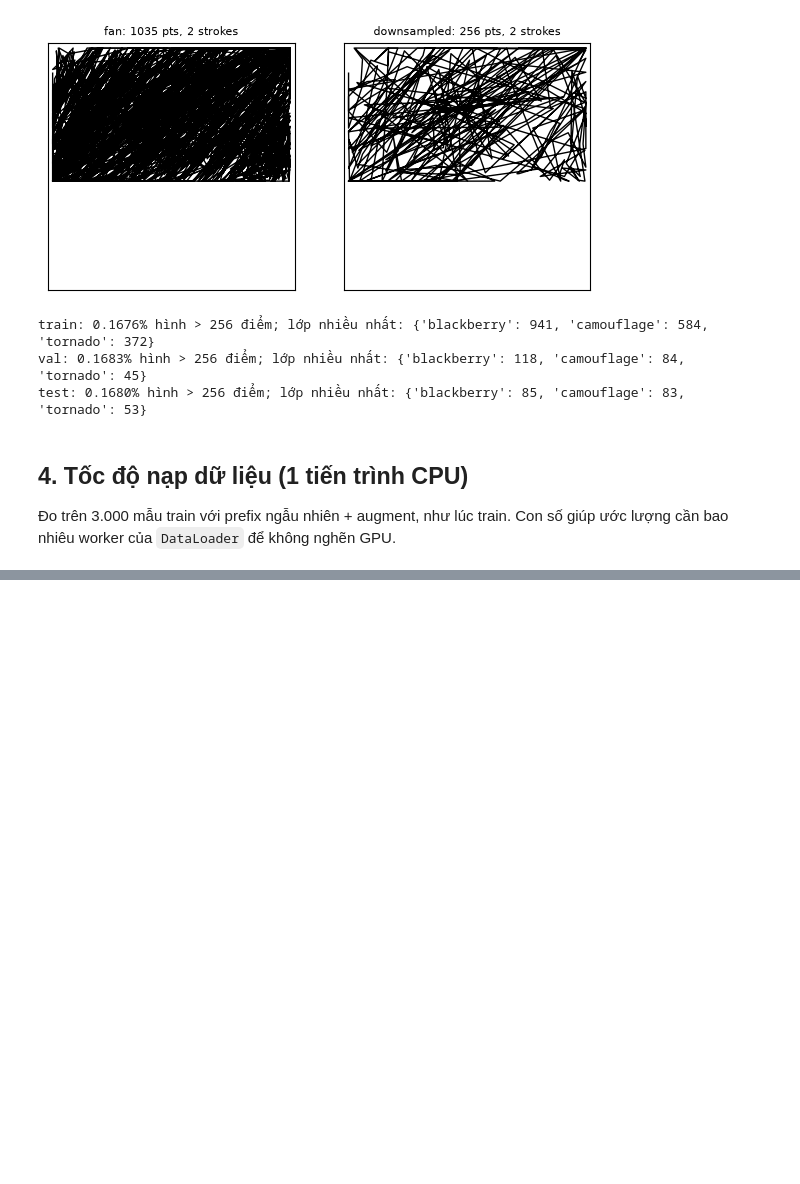
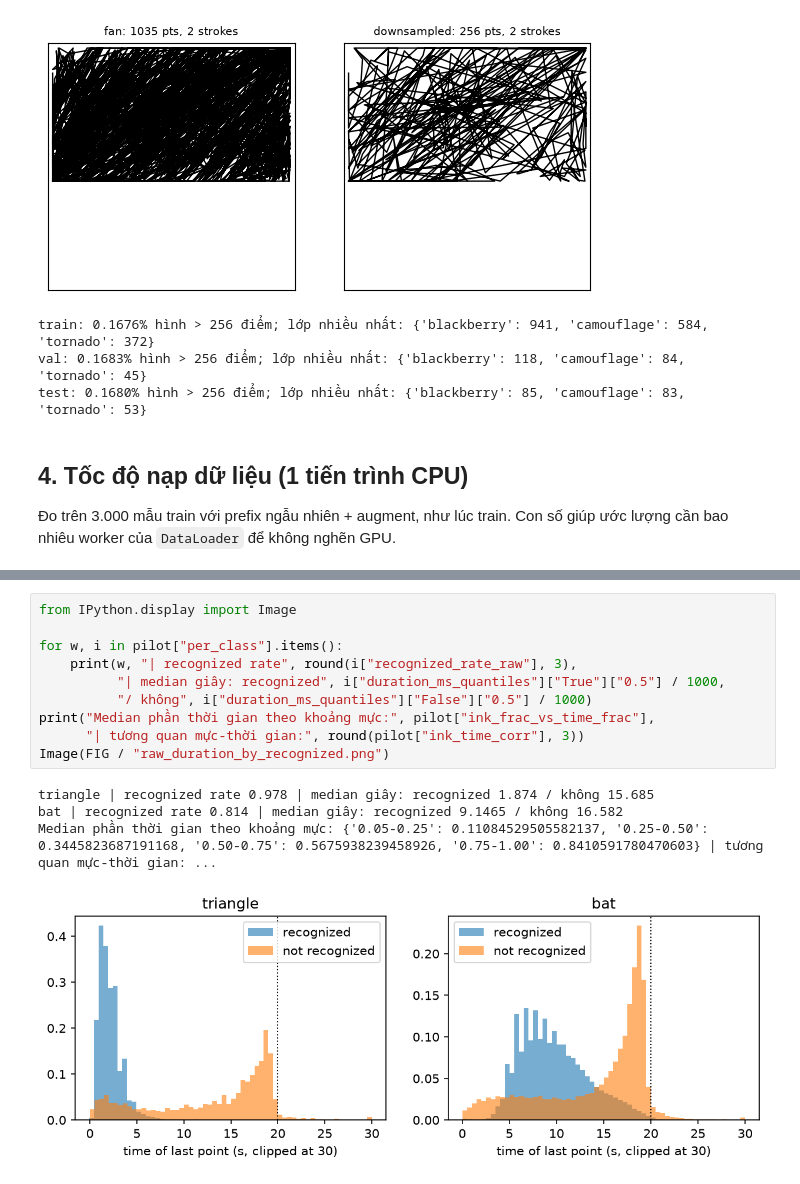
Before and after one commit to Trung4n/AI-dictionary, a Jupyter notebook: notebooks/02_preprocessing.ipynb, the cells around one changed output, grey strips where cells are left out. Cells and saved outputs as stored; diff of their text form; blank space fills up the shorter version.

```diff
--- a/notebooks/02_preprocessing.ipynb
+++ b/notebooks/02_preprocessing.ipynb
@@ -276,0 +340,15 @@ bench
+# %%
+from IPython.display import Image
+
+for w, i in pilot["per_class"].items():
+    print(w, "| recognized rate", round(i["recognized_rate_raw"], 3),
+          "| median giây: recognized", i["duration_ms_quantiles"]["True"]["0.5"] / 1000,
+          "/ không", i["duration_ms_quantiles"]["False"]["0.5"] / 1000)
+print("Median phần thời gian theo khoảng mực:", pilot["ink_frac_vs_time_frac"],
+      "| tương quan mực-thời gian:", round(pilot["ink_time_corr"], 3))
+Image(FIG / "raw_duration_by_recognized.png")
+# %% [output]
+triangle | recognized rate 0.978 | median giây: recognized 1.874 / không 15.685
+bat | recognized rate 0.814 | median giây: recognized 9.1465 / không 16.582
+Median phần thời gian theo khoảng mực: {'0.05-0.25': 0.11084529505582137, '0.25-0.50': 0.3445823687191168, '0.50-0.75': 0.5675938239458926, '0.75-1.00': 0.8410591780470603} | tương quan mực-thời gian: ...
+[figure, added]
```
Also changed, not shown: parts of 8 cells of this notebook, 19 other files.
